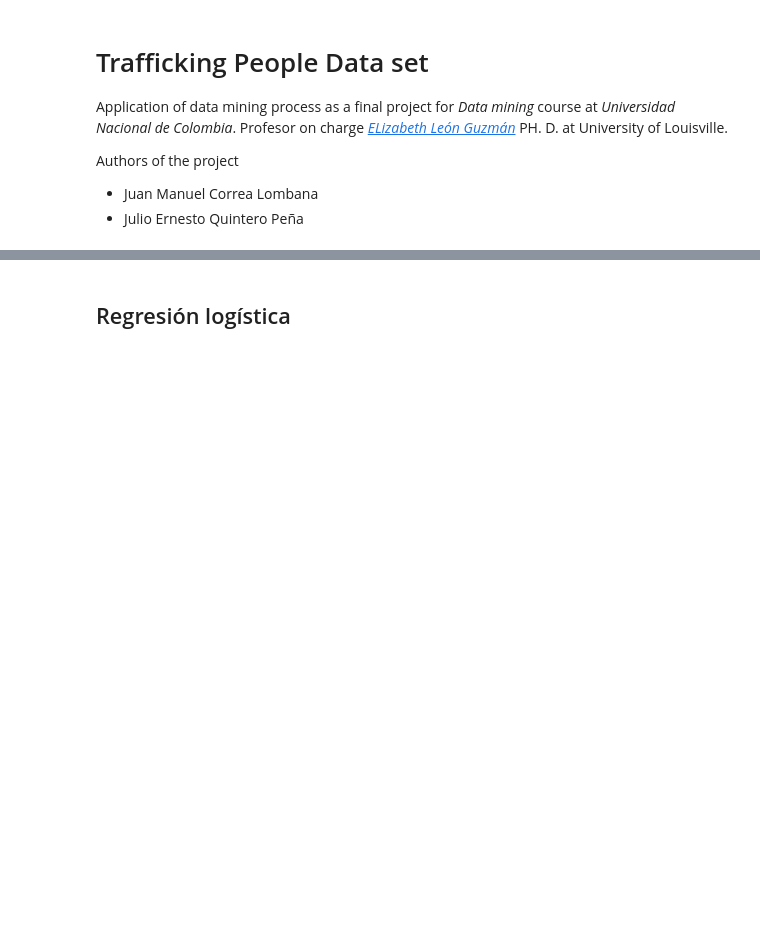
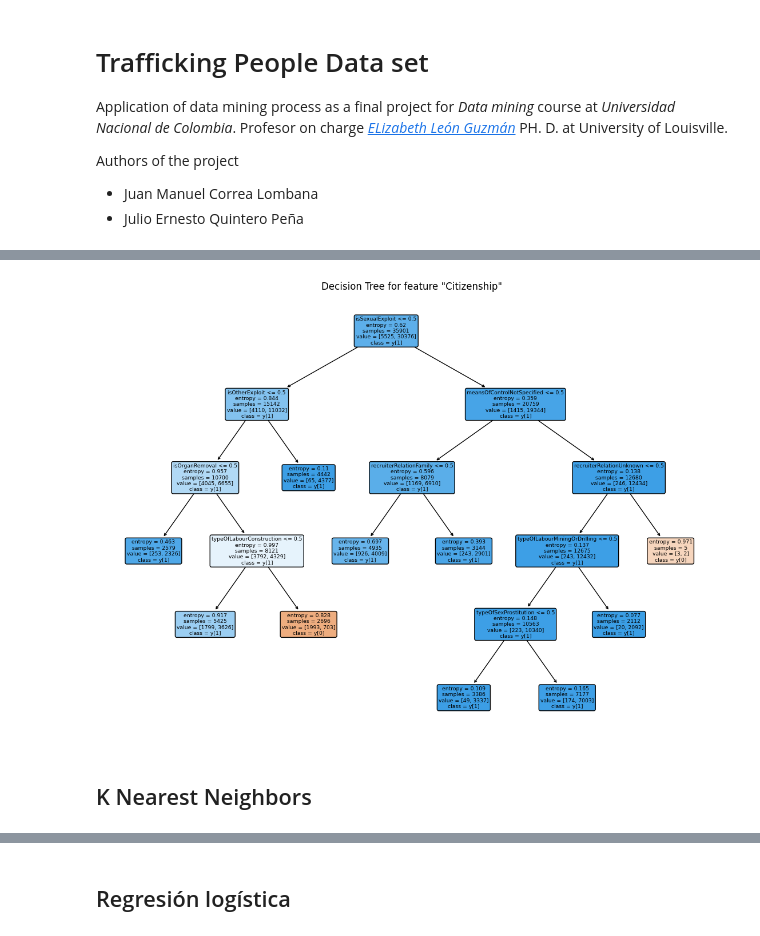
Before and after one commit to JPena-code/minig-course, a Jupyter notebook: notebooks/Classification.ipynb, the cells around one changed output, grey strips where cells are left out. Cells and saved outputs as stored; diff of their text form; code cells hidden in the pictures; blank space fills up the shorter version.

```diff
--- a/notebooks/Classification.ipynb
+++ b/notebooks/Classification.ipynb
@@ -70,0 +127,30 @@ X_train, X_test, y_train, y_test = train_test_split(X, y, test_size=0.2, random_
+# %%
+# Split Train an Test data taking as class citizenship
+X_train, X_test, y_train, y_test = train_test_split(
+    data_[numeric_features],
+    data_['citizenship'],
+    test_size=.33,)
+
+tree_model_citizenship = DecisionTreeClassifier(
+    criterion='entropy',
+    splitter='best',
+    min_samples_split=0.2)
+
+tree_model_citizenship.fit(X_train, y_train)
+
+
+# Plot Tree structure
+fig, axs = plt.subplots(1, figsize=(14, 10))
+labels = plot_tree(
+    tree_model_majority,
+    feature_names=X_train.columns.to_list(),
+    class_names=True,
+    filled=True,
+    rounded=True,
+    ax=axs)
+axs.set_title('Decision Tree for feature "Citizenship"')
+plt.show()
+# %% [output]
+[figure, added]
+# %% [markdown]
+## K Nearest Neighbors
```
Also changed, not shown: parts of 31 cells of this notebook, 3 other files.
